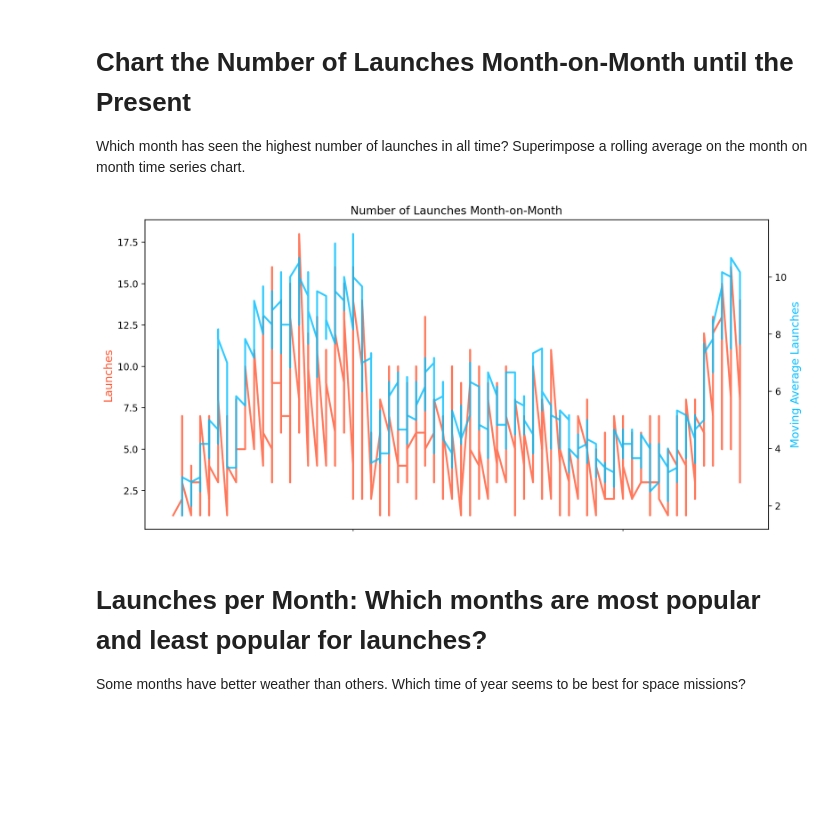
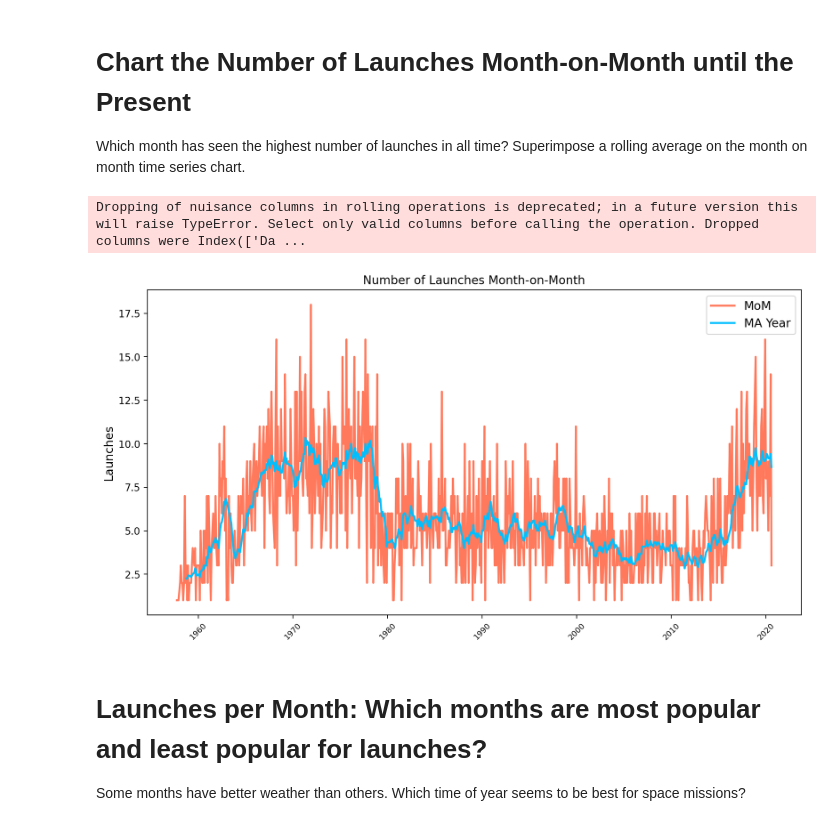
Before and after one commit to Yossi52/data-analysis, a Jupyter notebook: Space Missions/Space_Missions_Analysis.ipynb, the cells around one changed output. Drawn from its saved outputs; the diff is of its cells as text; code cells hidden in the pictures; blank space fills up the shorter version.

Commit message:
우주개발 프로젝트 분석
Month-on-Month 코드 수정

```diff
--- a/Space Missions/Space_Missions_Analysis.ipynb
+++ b/Space Missions/Space_Missions_Analysis.ipynb
@@ -394,34 +393,26 @@ Which month has seen the highest number of launches in all time? Superimpose a r
 # %%
 df_data["Month"] = [date.month for date in df_data.Date]
 lch_per_ym = df_data.groupby(["Year", "Month"], as_index=False).agg({"Detail": pd.Series.count})
-lch_per_ym.head()
-rolling_ym = lch_per_ym.rolling(window=6).mean()
+lch_per_ym["Date"] = pd.to_datetime(lch_per_ym.Year.astype(str) + "-" + lch_per_ym.Month.astype(str))
+rolling_ym = lch_per_ym.rolling(window=12).mean()
+# %% [output]
+Dropping of nuisance columns in rolling operations is deprecated; in a future version this will raise TypeError. Select only valid columns before calling the operation. Dropped columns were Index(['Da ...
 # %%
-years = mdates.YearLocator()
-months = mdates.MonthLocator()
-year_fmt = mdates.DateFormatter("%Y")
-
 plt.figure(figsize=(12, 6), dpi=200)
 plt.title("Number of Launches Month-on-Month")
 
-plt.xticks(fontsize=12, rotation=45)
+plt.xticks(fontsize=8, rotation=45)
 
-ax1 = plt.gca()
-ax2 = plt.twinx()
+plt.ylabel("Launches", fontsize=12)
 
-ax1.set_ylabel("Launches", color="#FF5733", fontsize=12)
-ax2.set_ylabel("Moving Average Launches", color="deepskyblue", fontsize=12)
+plt.plot(lch_per_ym.Date, lch_per_ym.Detail, color="#FF5733", linewidth=2, alpha=0.8, label="MoM")
+plt.plot(lch_per_ym.Date, rolling_ym.Detail, color="deepskyblue", linewidth=2, label="MA Year")
 
-ax1.xaxis.set_major_locator(years)
-ax1.xaxis.set_major_formatter(year_fmt)
-ax1.xaxis.set_minor_locator(months)
-
-ax1.plot(lch_per_ym.Year, lch_per_ym.Detail, color="#FF5733", linewidth=2, alpha=0.8)
-ax2.plot(lch_per_ym.Year, rolling_ym.Detail, color="deepskyblue", linewidth=2, alpha=0.8)
+plt.legend(fontsize=12)
 
 plt.show()
 # %% [output]
-[figure, old version]
+[figure, new version]
 # %% [markdown]
 # Launches per Month: Which months are most popular and least popular for launches?
 
```
Also changed, not shown: parts of 2 cells of this notebook.
